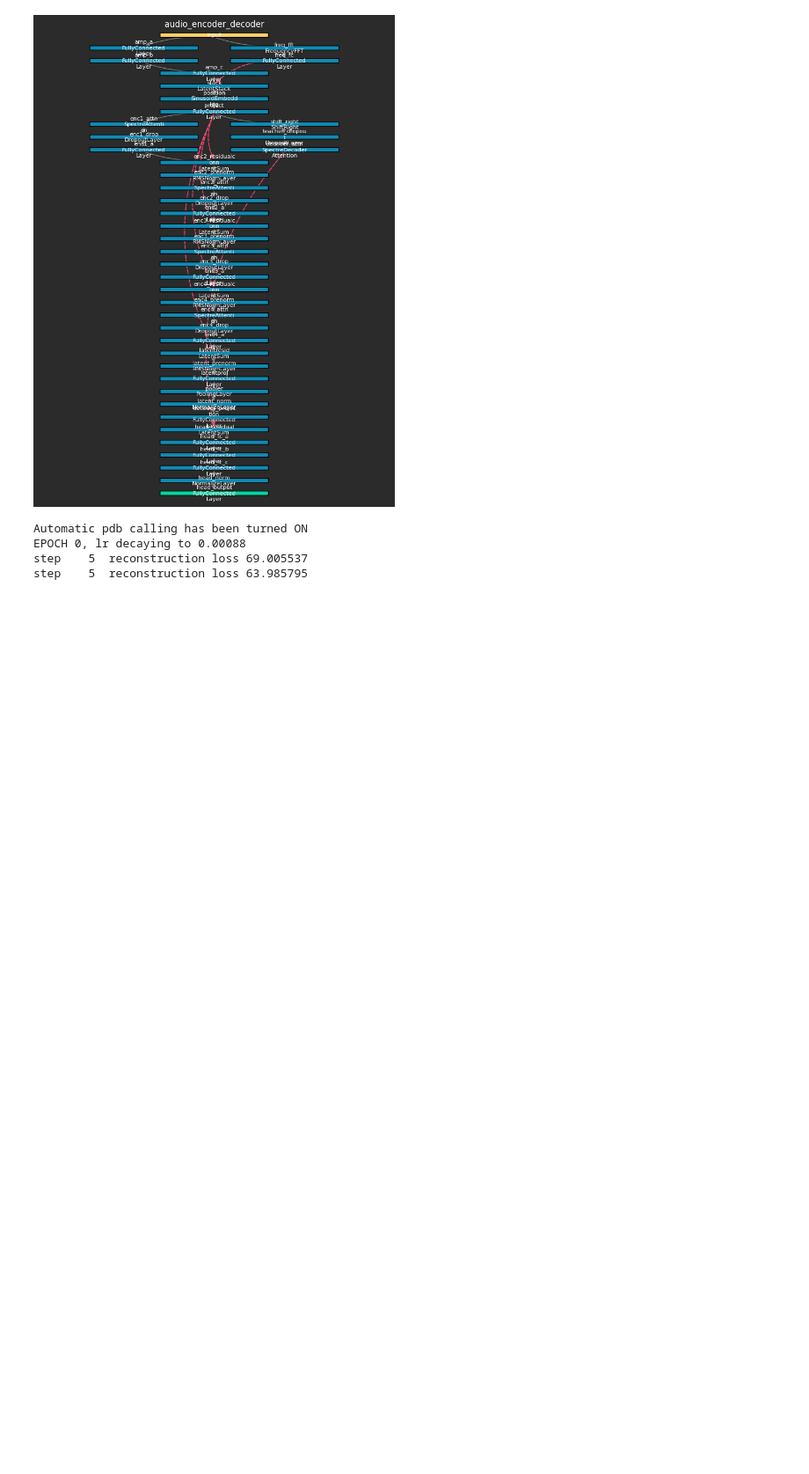
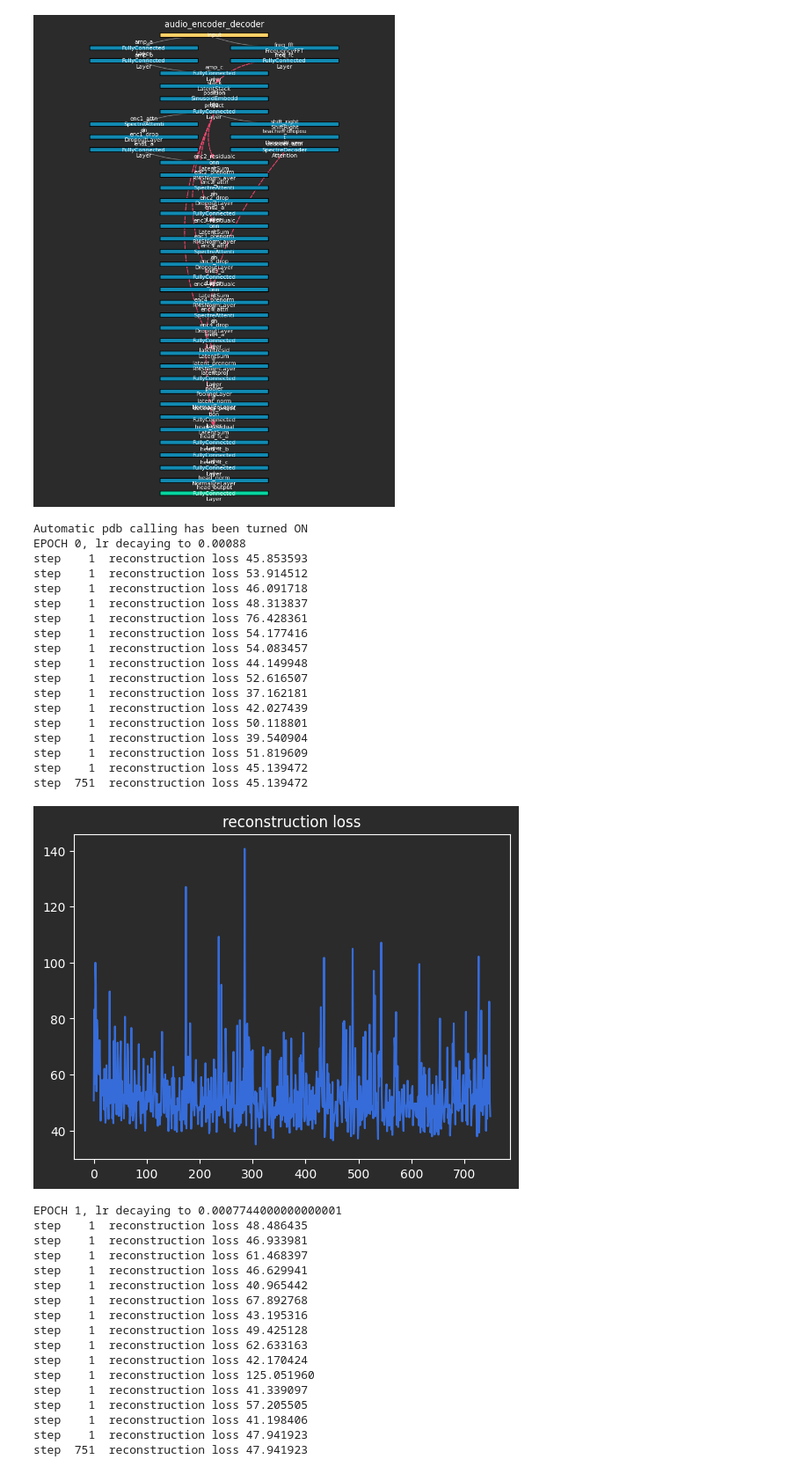
Before and after one commit to Davidgraey/ml-tools, a Jupyter notebook: notebooks/elephant_training_latentspace.ipynb, the cells around one changed output. Shown at 88% size. Drawn from its saved outputs; the diff is of its cells as text; code cells hidden in the pictures; blank space fills up the shorter version.

```diff
--- a/notebooks/elephant_training_latentspace.ipynb
+++ b/notebooks/elephant_training_latentspace.ipynb
@@ -308,9 +308,9 @@ edges:
 # %%
 # AND this is how we train:
 %pdb on
-BATCH_SIZE = 15
-EPOCHS = 10
-STEPS_PER_SAMPLE = 5
+BATCH_SIZE = 10
+EPOCHS = 5
+STEPS_PER_SAMPLE = 1
 LR = 1e-3
 DIVI = 50
 
@@ -340,32 +340,64 @@ for epoch in range(EPOCHS):
         _pad = _permuted_mask[batch_st:batch_st+BATCH_SIZE, :]
 
         # break if we don't have enough samples left
         if _xs.shape[0] != BATCH_SIZE:
             continue
         for _ in range(STEPS_PER_SAMPLE):
 
             x_prime = net.forward(_xs, mask=_pad)
             reconstruction_loss = loss.forward(prediction=x_prime, targets=_xs, mask=_pad)
 
             all_losses.append(reconstruction_loss.item())
 
             net.backward(loss.backward())
             optimizer.step(net.layers)
             net.zero_gradients()
 
         if verbose:
             print(f"step {_ + 1:4d}  reconstruction loss {reconstruction_loss:.6f}")
 
     print(f"step {step_i + 1:4d}  reconstruction loss {reconstruction_loss:.6f}")
     plt.plot(all_losses)
     plt.title("reconstruction loss")
     plt.show()
 
 plt.plot(all_losses)
 plt.title("reconstruction loss")
 plt.show()
 # %% [output]
 Automatic pdb calling has been turned ON
 EPOCH 0, lr decaying to 0.00088
-step    5  reconstruction loss 69.005537
-step    5  reconstruction loss 63.985795
+step    1  reconstruction loss 45.853593
+step    1  reconstruction loss 53.914512
+step    1  reconstruction loss 46.091718
+step    1  reconstruction loss 48.313837
+step    1  reconstruction loss 76.428361
+step    1  reconstruction loss 54.177416
+step    1  reconstruction loss 54.083457
+step    1  reconstruction loss 44.149948
+step    1  reconstruction loss 52.616507
+step    1  reconstruction loss 37.162181
+step    1  reconstruction loss 42.027439
+step    1  reconstruction loss 50.118801
+step    1  reconstruction loss 39.540904
+step    1  reconstruction loss 51.819609
+step    1  reconstruction loss 45.139472
+step  751  reconstruction loss 45.139472
+[figure, added]
+EPOCH 1, lr decaying to 0.0007744000000000001
+step    1  reconstruction loss 48.486435
+step    1  reconstruction loss 46.933981
+step    1  reconstruction loss 61.468397
+step    1  reconstruction loss 46.629941
+step    1  reconstruction loss 40.965442
+step    1  reconstruction loss 67.892768
+step    1  reconstruction loss 43.195316
+step    1  reconstruction loss 49.425128
+step    1  reconstruction loss 62.633163
+step    1  reconstruction loss 42.170424
+step    1  reconstruction loss 125.051960
+step    1  reconstruction loss 41.339097
+step    1  reconstruction loss 57.205505
+step    1  reconstruction loss 41.198406
+step    1  reconstruction loss 47.941923
+step  751  reconstruction loss 47.941923
```
Also changed, not shown: parts of 3 cells of this notebook, 1 other file.
